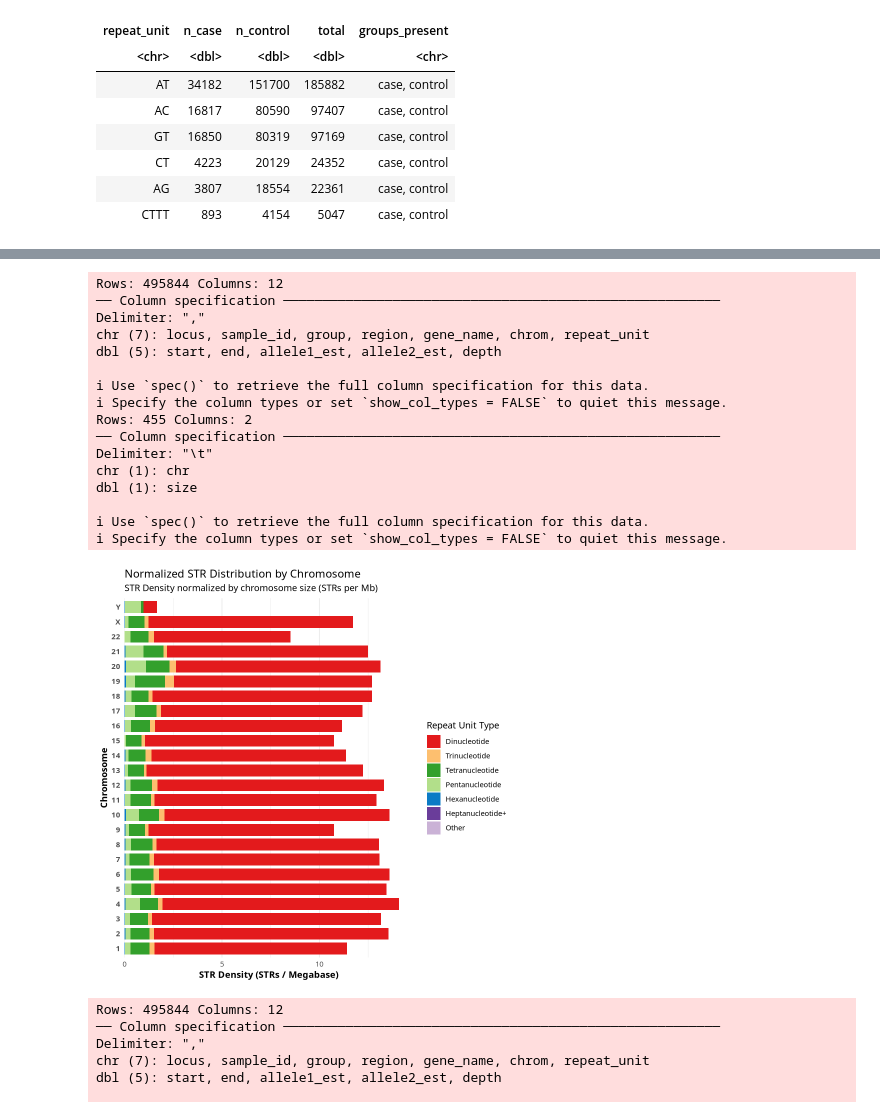
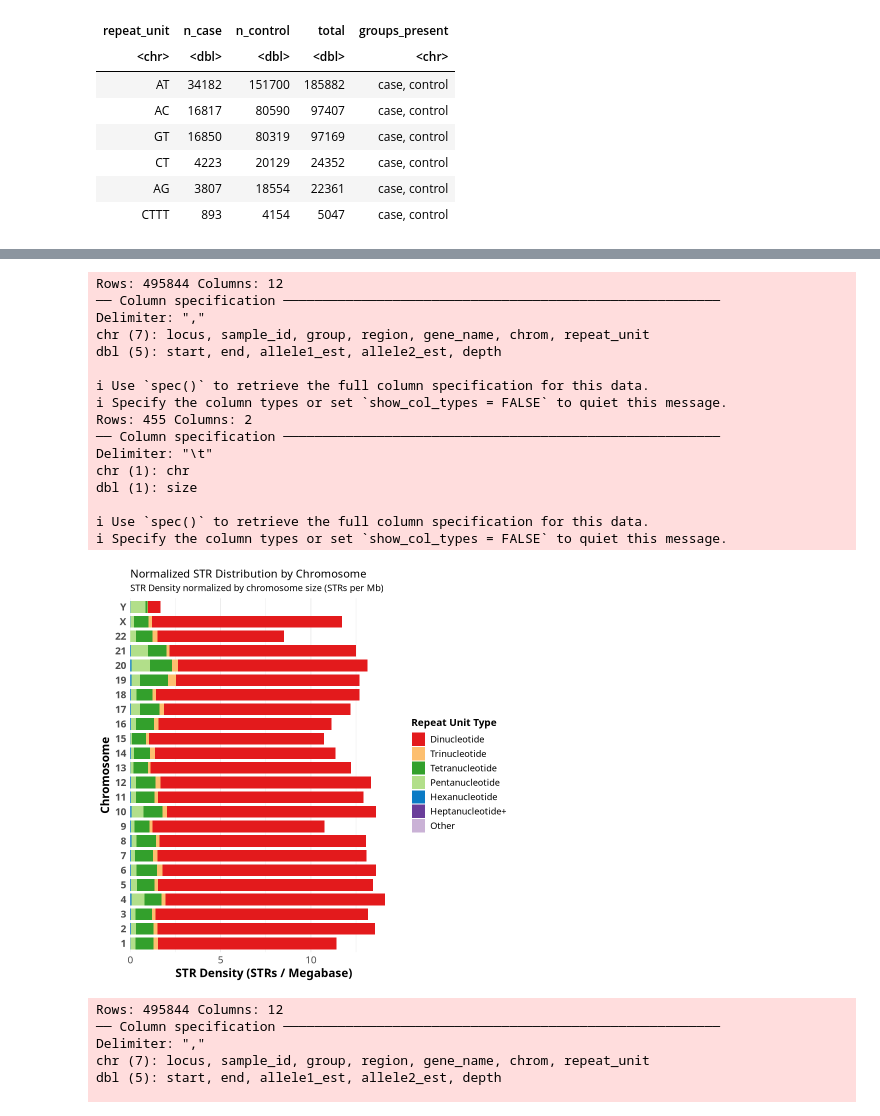
Before and after one commit to oncogensus/STRs_COVID_ExpAnalysis, a Jupyter notebook: 6_variants_analysis/6.2_desc_data_viz/desc_analysis/2_desc_analysis.ipynb, the cells around one changed output, grey strips where cells are left out. Saved outputs shown, nothing was run; the diff lists cells and outputs as text; code cells hidden in the pictures.

Commit message:
feat: publication-ready figure polish (regions barplot, violin, chr distributions, raincloud axis)

```diff
--- a/6_variants_analysis/6.2_desc_data_viz/desc_analysis/2_desc_analysis.ipynb
+++ b/6_variants_analysis/6.2_desc_data_viz/desc_analysis/2_desc_analysis.ipynb
@@ -874,39 +874,42 @@ p <- ggplot(df_complete, aes(x = chrom, y = n_normalized, fill = repeat_type)) +
   ) +
   theme_minimal() +
   theme(
-    axis.text.y = element_text(face = "bold", size = 9),
-    axis.title = element_text(face = "bold"),
+    axis.text = element_text(size = 12),
+    axis.text.y = element_text(face = "bold", size = 12),
+    axis.title = element_text(face = "bold", size = 14),
     panel.grid.major.y = element_blank(),
-    legend.position = "right"
-  )
+    legend.position = "right",
+    legend.title = element_text(size = 12, face = "bold"),
+    legend.text = element_text(size = 11)
+)
 
 print(p)
 
 # Save with high resolution
 ggsave("results/barplot_STR_distribution.png",
        plot = p,
        width = 10,
        height = 10,
        dpi = 600,
        bg = "white")
 # %% [output]
 Rows: 495844 Columns: 12
 ── Column specification ────────────────────────────────────────────────────────
 Delimiter: ","
 chr (7): locus, sample_id, group, region, gene_name, chrom, repeat_unit
 dbl (5): start, end, allele1_est, allele2_est, depth
 
 ℹ Use `spec()` to retrieve the full column specification for this data.
 ℹ Specify the column types or set `show_col_types = FALSE` to quiet this message.
 Rows: 455 Columns: 2
 ── Column specification ────────────────────────────────────────────────────────
 Delimiter: "\t"
 chr (1): chr
 dbl (1): size
 
 ℹ Use `spec()` to retrieve the full column specification for this data.
 ℹ Specify the column types or set `show_col_types = FALSE` to quiet this message.
-[figure, old version]
+[figure, new version]
 # %%
 # Read the data
 strs_data <- read_csv("results/strs_by_locus_combo.csv")
```
Also changed, not shown: parts of 3 cells of this notebook, 3 other files.
